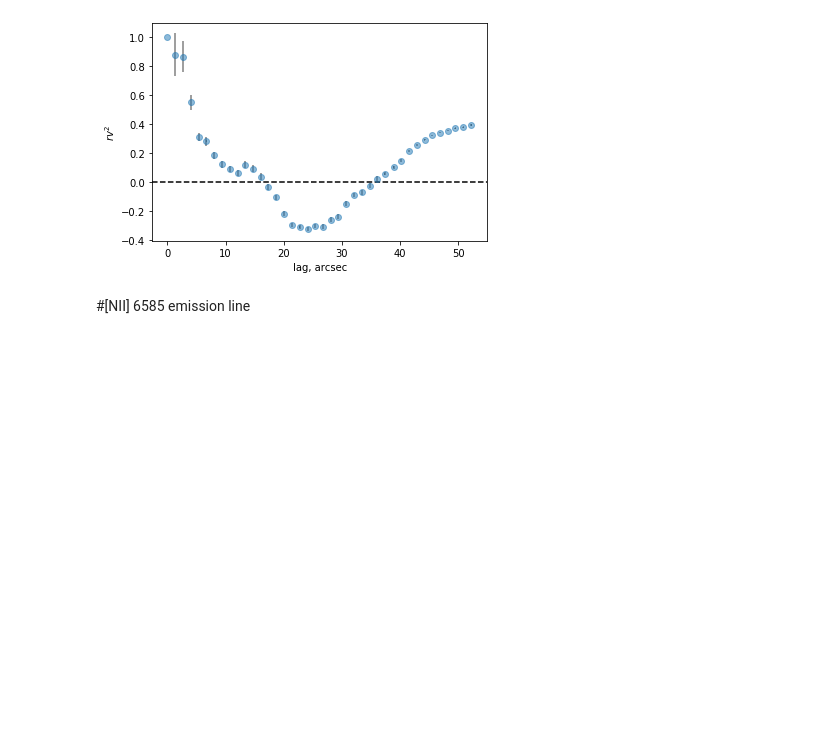
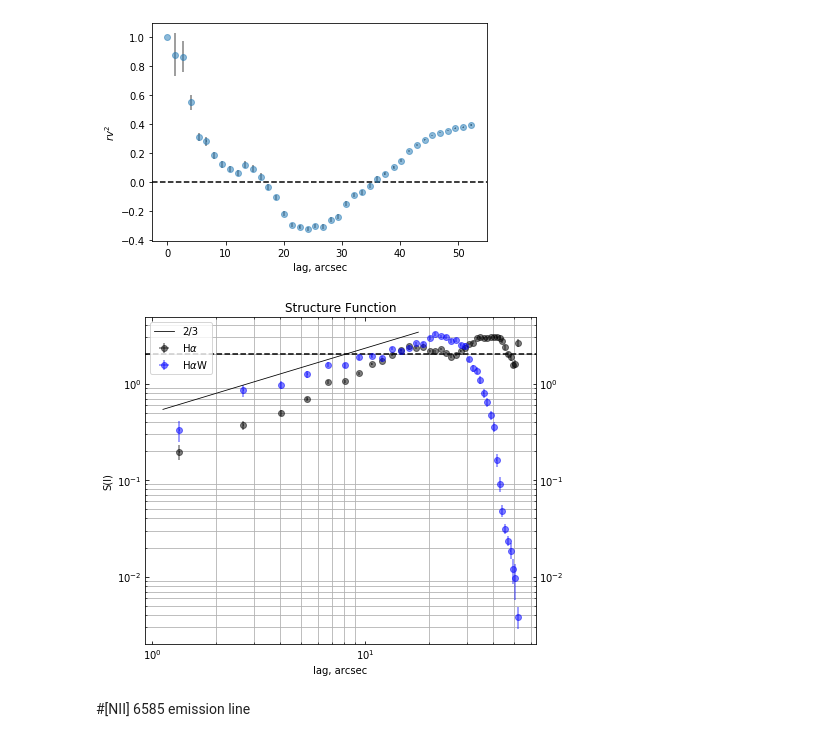
Before and after one commit to will-henney/JavGVastro-PhD, a Jupyter notebook: 595.ipynb, the cells around one changed output. Saved outputs shown, nothing was run; the diff lists cells and outputs as text; code cells hidden in the pictures; blank space fills up the shorter version.

```diff
--- a/595.ipynb
+++ b/595.ipynb
@@ -260,6 +260,23 @@ sfn_Hav=sosfnorm(dfav)
 ac_Hav=acf(dfav)
 # %% [output]
 [figure]
+# %%
+fig, ax=plt.subplots(figsize=(7,6))
+ax.errorbar(sfn_h2['Lag'],sfn_h2['Nmqvd'],xerr=sfn_h2.ErrX,yerr=sfn_h2.ErrY, fmt="o",color='k', ecolor='k', alpha=0.5, label=r'H$\alpha$')
+ax.errorbar(sfn_Hav['Lag'],sfn_Hav['Nmqvd'],xerr=sfn_Hav.ErrX,yerr=sfn_Hav.ErrY, fmt="o",color='b', ecolor='b', alpha=0.5, label=r'H$\alpha$W')
+#ax.errorbar(sfn_O2['Lag'],sfn_O2['Nmqvd'],xerr=sfn_O2.ErrX,yerr=sfn_O2.ErrY, fmt="o",color='g', ecolor='g', alpha=0.5, label='[OIII]')
+#ax.errorbar(sfn_s2['Lag'],sfn_s2['Nmqvd'],xerr=sfn_s2.ErrX,yerr=sfn_s2.ErrY, fmt="o",color='r', ecolor='r', alpha=0.5, label='[SII]')
+ax.set(xscale='log',yscale='log')
+sgrid = np.logspace(.05, 1.25)
+ax.plot(sgrid, 0.5*sgrid**(2/3), color="k", lw=0.8, label='2/3')
+ax.axhline(y=2, color='k', linestyle='--')
+ax.set(xlabel='lag, arcsec', ylabel='S(l)')
+plt.title('Structure Function')
+plt.tick_params(which='both', labelright=True, direction='in', right=True,  top=True)
+plt.legend(loc='upper left')
+plt.grid(which='minor')
+# %% [output]
+[figure, added]
 # %% [markdown]
 #[NII] 6585 emission line
 # %%
```
Also changed, not shown: parts of 2 cells of this notebook, 3 other files.
